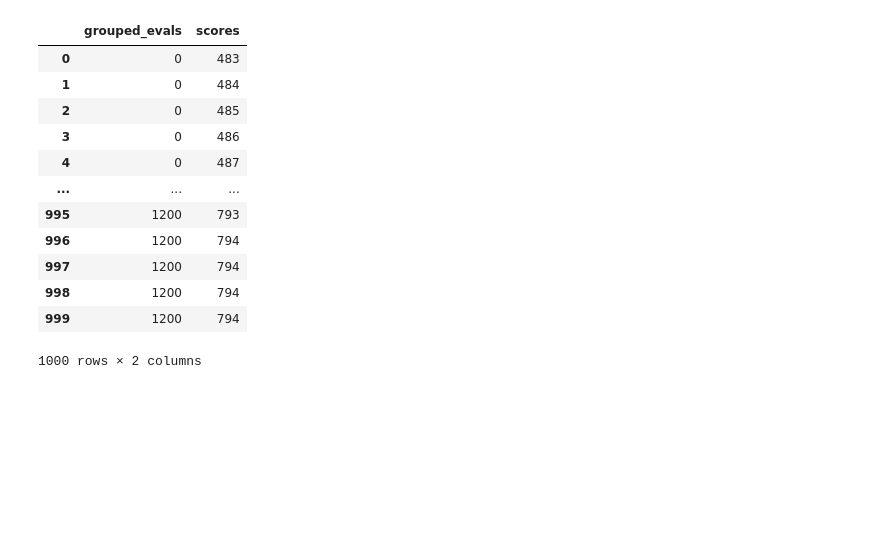
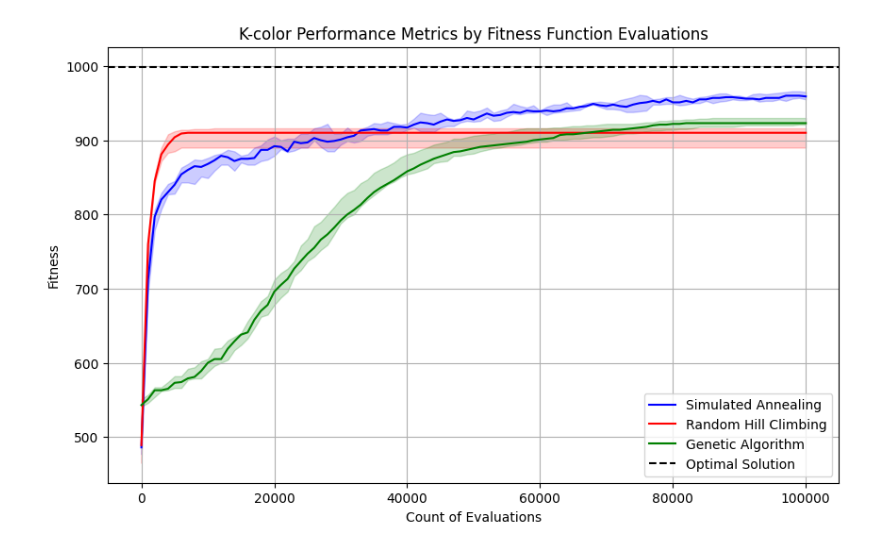
Before and after one commit to MatthewCaseres/mlrose, a Jupyter notebook: fmaxk.ipynb, the cells around one changed output. Drawn from its saved outputs; the diff is of its cells as text; code cells hidden in the pictures; blank space fills up the shorter version.

```diff
--- a/fmaxk.ipynb
+++ b/fmaxk.ipynb
@@ -118,6 +124,4 @@ raw_results = [lol1, lol2, lol3]
 # %%
-from dataclasses import dataclass
-
 class RunResult:
     def __init__(self, raw_result, eval_groups, time_groups):
         """
@@ -136,25 +140,3 @@ class RunResult:
 
         df_times = pd.DataFrame({"grouped_times": grouped_times, "scores": scores})
         self.df_times = df_times.groupby("grouped_times").min()
-
-run_results = [RunResult(raw_result, 100, 1) for raw_result in raw_results]
-# %%
-def get_min_median_max(run_results):
-    combined_evals = pd.concat([run_result.df_evals for run_result in run_results], axis=1)
-    combined_times = pd.concat([run_result.df_times for run_result in run_results], axis=1)
-    print(combined_evals)
-    agg_eval_df = pd.DataFrame({
-        "min": combined_evals.min(axis=1),
-        "median": combined_evals.median(axis=1),
-        "max": combined_evals.max(axis=1)
-    })
-    agg_time_df = pd.DataFrame({
-        "min": combined_times.min(axis=1),
-        "median": combined_times.median(axis=1),
-        "max": combined_times.max(axis=1)
-    })
-    return agg_eval_df, agg_time_df
-
-agg_eval_df, agg_time_df = get_min_median_max(run_results)
-agg_eval_df
-# agg_time_df
@@ -201,16 +142,0 @@ df.groupby('grouped_evals').min().plot()
-# %%
-df
-# %% [output]
-|  | grouped_evals | scores |
-| 0 | 0 | 483 |
-| 1 | 0 | 484 |
-| 2 | 0 | 485 |
-| 3 | 0 | 486 |
-| 4 | 0 | 487 |
-| ... | ... | ... |
-| 995 | 1200 | 793 |
-| 996 | 1200 | 794 |
-| 997 | 1200 | 794 |
-| 998 | 1200 | 794 |
-| 999 | 1200 | 794 |
-1000 rows × 2 columns
@@ -216,0 +243,4 @@ df
+# %%
+res.plot_evals()
+# %% [output]
+[figure, added]
```
Also changed, not shown: parts of 19 cells of this notebook, 6 other files.
